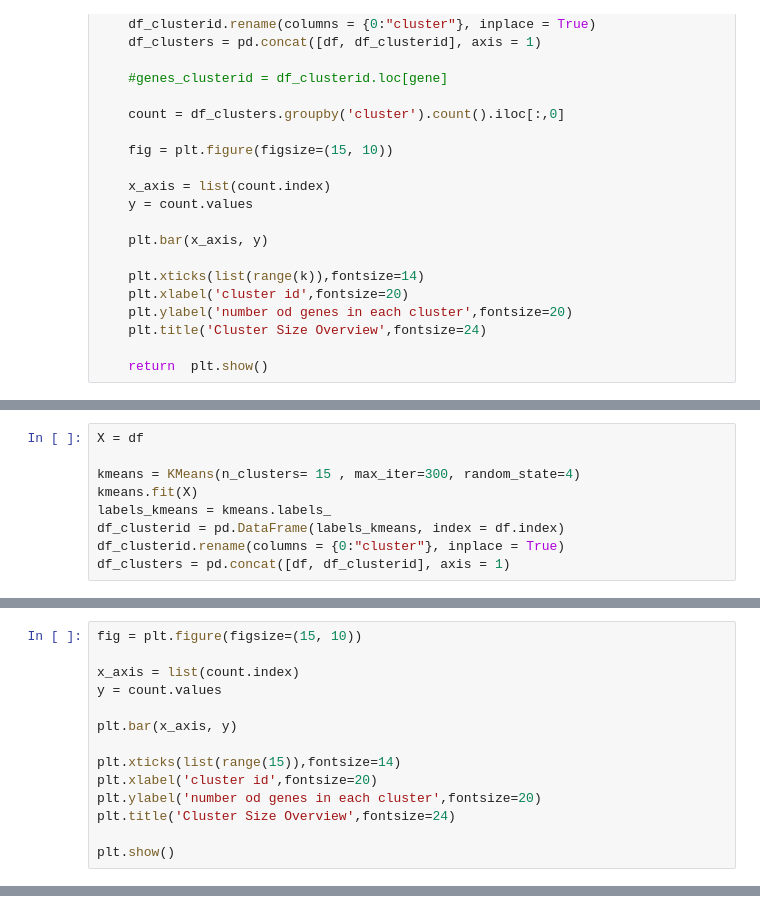
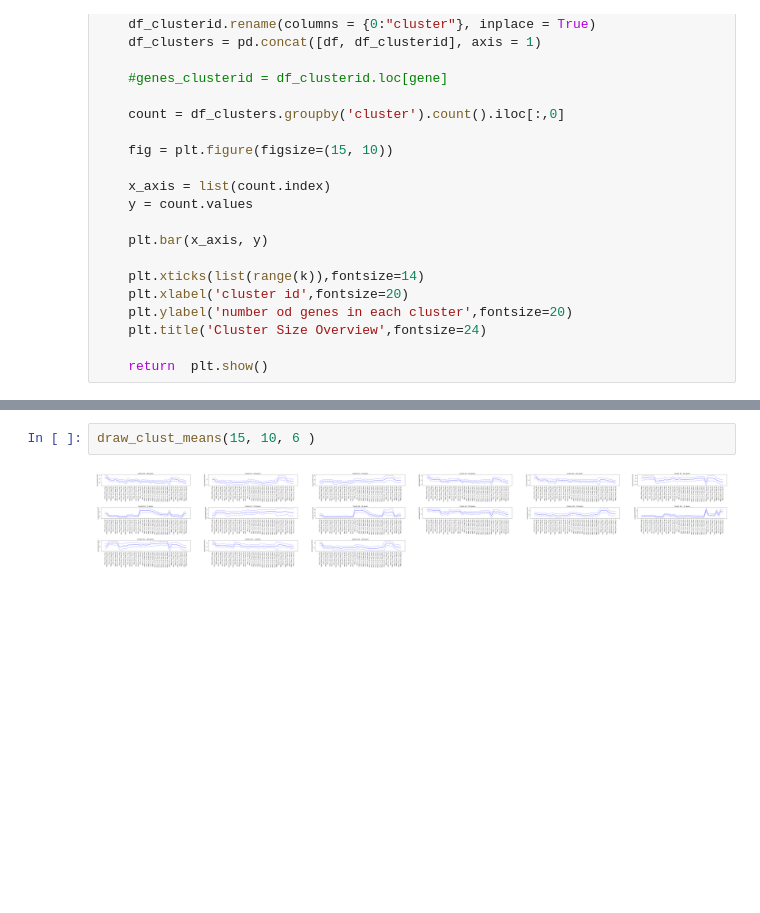
Before and after one commit to JiayuanGuo/Learning-Dash, a Jupyter notebook: Transtomics_Clustering/KMeansClustering.ipynb, the cells around one changed output, grey strips where cells are left out. Saved outputs shown, nothing was run; the diff lists cells and outputs as text; blank space fills up the shorter version.

```diff
--- a/Transtomics_Clustering/KMeansClustering.ipynb
+++ b/Transtomics_Clustering/KMeansClustering.ipynb
@@ -89,9 +90,0 @@ cluster_size(15)
-# %%
-X = df
-
-kmeans = KMeans(n_clusters= 15 , max_iter=300, random_state=4)
-kmeans.fit(X)
-labels_kmeans = kmeans.labels_
-df_clusterid = pd.DataFrame(labels_kmeans, index = df.index)
-df_clusterid.rename(columns = {0:"cluster"}, inplace = True)
-df_clusters = pd.concat([df, df_clusterid], axis = 1)
@@ -105,14 +90,0 @@ array([406, 583, 214, 518, 161, 524,  23, 150,  36, 504, 413,  47, 264,
-# %%
-fig = plt.figure(figsize=(15, 10))
-
-x_axis = list(count.index)
-y = count.values
-
-plt.bar(x_axis, y)
-
-plt.xticks(list(range(15)),fontsize=14)
-plt.xlabel('cluster id',fontsize=20)
-plt.ylabel('number od genes in each cluster',fontsize=20)
-plt.title('Cluster Size Overview',fontsize=24)
-
-plt.show()
@@ -120,0 +150,4 @@ plt.show()
+# %%
+draw_clust_means(15, 10, 6 )
+# %% [output]
+[figure, added]
```
Also changed, not shown: parts of 7 cells of this notebook, 1 other file.
